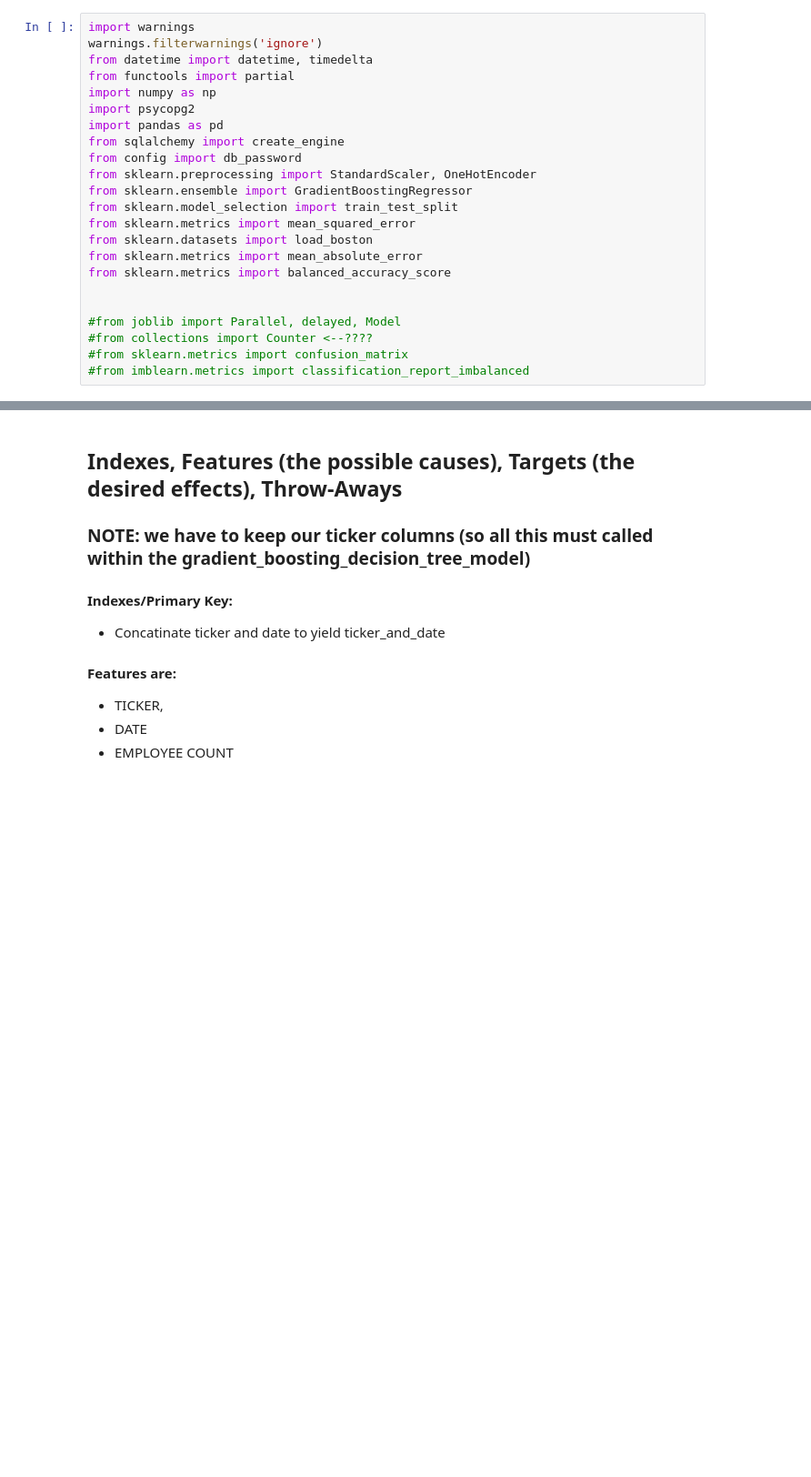
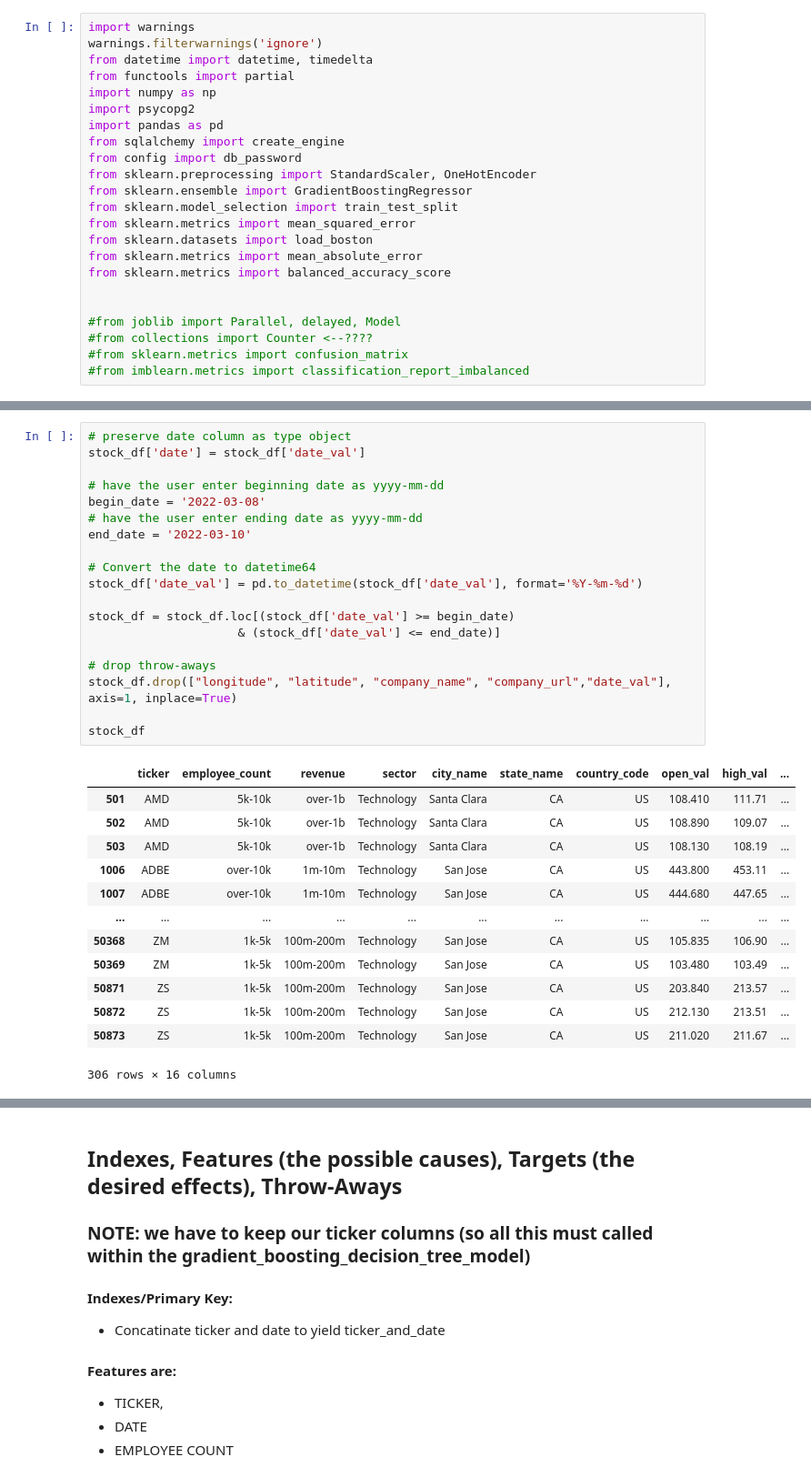
Before and after one commit to kjkubik/CompanyLocationAndStocks, a Jupyter notebook: source/Run_GBDT_Model.ipynb, the cells around one changed output, grey strips where cells are left out. Shown: that part at 91% size. Cells and saved outputs as stored; diff of their text form; blank space fills up the shorter version.

```diff
--- a/source/Run_GBDT_Model.ipynb
+++ b/source/Run_GBDT_Model.ipynb
@@ -46,0 +68,33 @@ stock_df.tail()
+# %%
+# preserve date column as type object
+stock_df['date'] = stock_df['date_val']
+
+# have the user enter beginning date as yyyy-mm-dd
+begin_date = '2022-03-08'
+# have the user enter ending date as yyyy-mm-dd
+end_date = '2022-03-10'
+
+# Convert the date to datetime64
+stock_df['date_val'] = pd.to_datetime(stock_df['date_val'], format='%Y-%m-%d')
+
+stock_df = stock_df.loc[(stock_df['date_val'] >= begin_date)
+                     & (stock_df['date_val'] <= end_date)]
+
+# drop throw-aways
+stock_df.drop(["longitude", "latitude", "company_name", "company_url","date_val"], axis=1, inplace=True)
+
+stock_df
+# %% [output]
+|  | ticker | employee_count | revenue | sector | city_name | state_name | country_code | open_val | high_val | ... |
+| 501 | AMD | 5k-10k | over-1b | Technology | Santa Clara | CA | US | 108.410 | 111.71 | ... |
+| 502 | AMD | 5k-10k | over-1b | Technology | Santa Clara | CA | US | 108.890 | 109.07 | ... |
+| 503 | AMD | 5k-10k | over-1b | Technology | Santa Clara | CA | US | 108.130 | 108.19 | ... |
+| 1006 | ADBE | over-10k | 1m-10m | Technology | San Jose | CA | US | 443.800 | 453.11 | ... |
+| 1007 | ADBE | over-10k | 1m-10m | Technology | San Jose | CA | US | 444.680 | 447.65 | ... |
+| ... | ... | ... | ... | ... | ... | ... | ... | ... | ... | ... |
+| 50368 | ZM | 1k-5k | 100m-200m | Technology | San Jose | CA | US | 105.835 | 106.90 | ... |
+| 50369 | ZM | 1k-5k | 100m-200m | Technology | San Jose | CA | US | 103.480 | 103.49 | ... |
+| 50871 | ZS | 1k-5k | 100m-200m | Technology | San Jose | CA | US | 203.840 | 213.57 | ... |
+| 50872 | ZS | 1k-5k | 100m-200m | Technology | San Jose | CA | US | 212.130 | 213.51 | ... |
+| 50873 | ZS | 1k-5k | 100m-200m | Technology | San Jose | CA | US | 211.020 | 211.67 | ... |
+306 rows × 16 columns
```
Also changed, not shown: parts of 16 cells of this notebook, 4 other files.
